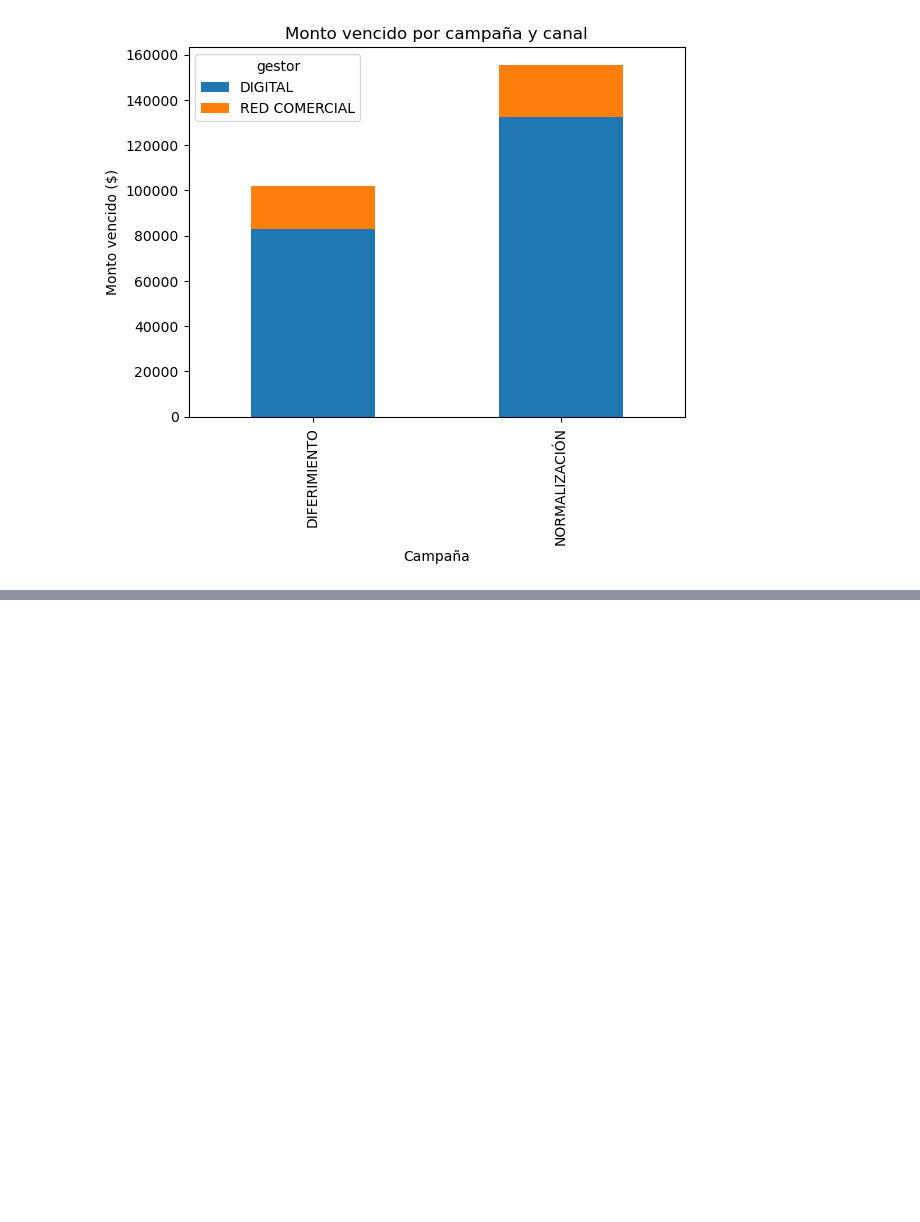
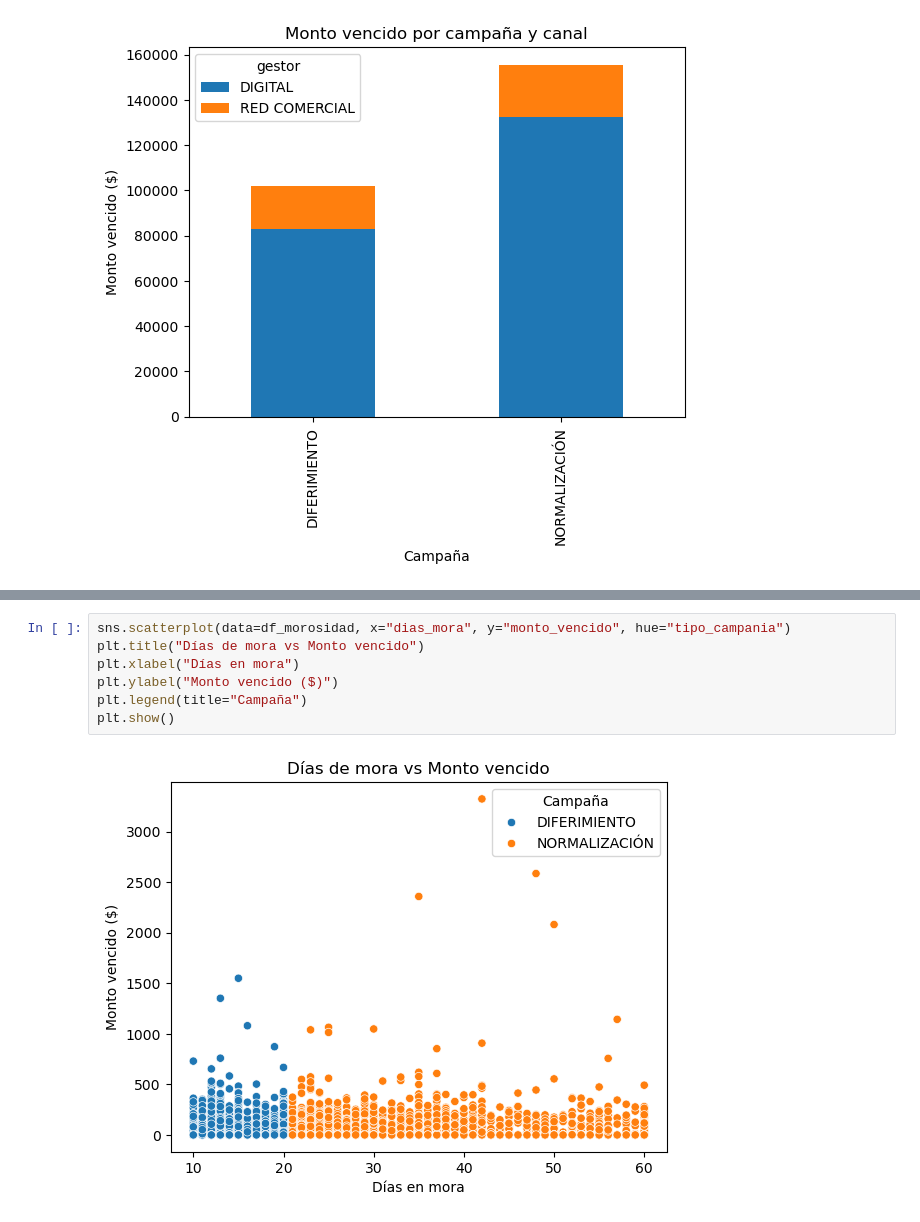
Before and after one commit to carlos-calderon-cabezas/financial-relief-analysis, a Jupyter notebook: analisis_alivio_financiero.ipynb, the cells around one changed output, grey strips where cells are left out. Drawn from its saved outputs; the diff is of its cells as text; blank space fills up the shorter version.

```diff
--- a/analisis_alivio_financiero.ipynb
+++ b/analisis_alivio_financiero.ipynb
@@ -245,0 +259,9 @@ plt.show()
+# %%
+sns.scatterplot(data=df_morosidad, x="dias_mora", y="monto_vencido", hue="tipo_campania")
+plt.title("Días de mora vs Monto vencido")
+plt.xlabel("Días en mora")
+plt.ylabel("Monto vencido ($)")
+plt.legend(title="Campaña")
+plt.show()
+# %% [output]
+[figure, added]
```
Also changed, not shown: parts of 5 cells of this notebook.
